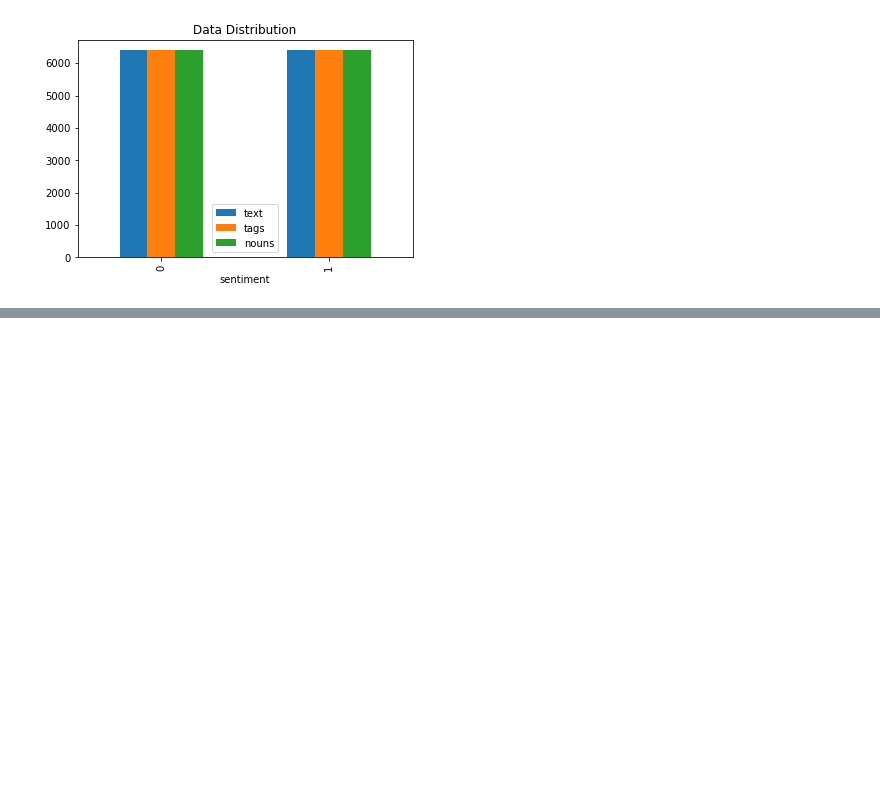
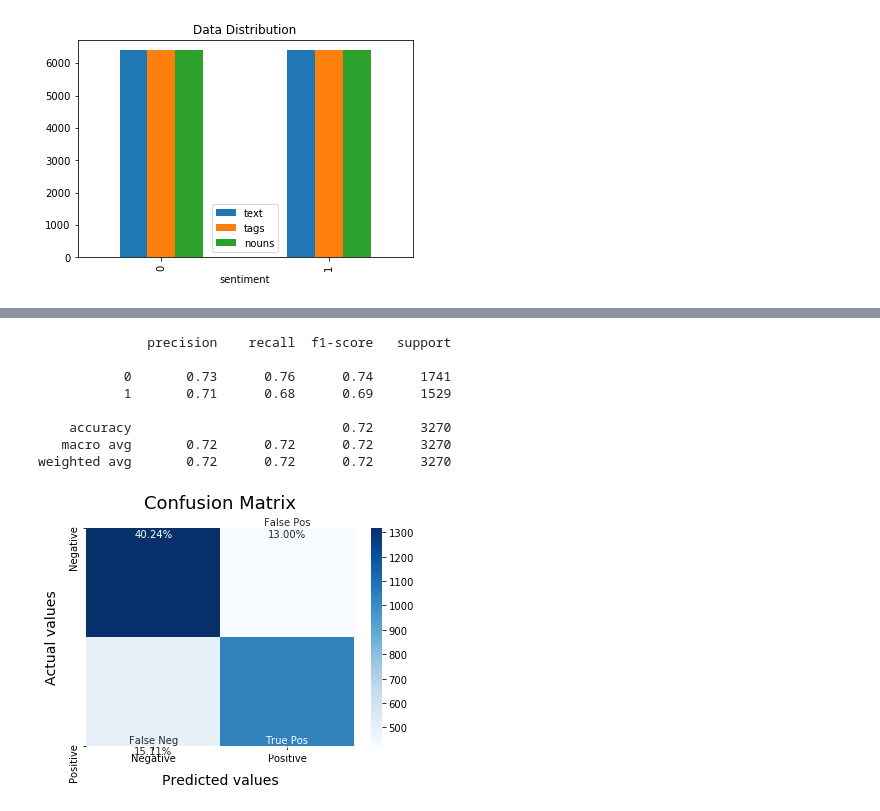
Before and after one commit to Kelvin-Arellano/Twitter_nlp_project, a Jupyter notebook: EDA.ipynb, the cells around one changed output, grey strips where cells are left out. Cells and saved outputs as stored; diff of their text form; code cells hidden in the pictures; blank space fills up the shorter version.

```diff
--- a/EDA.ipynb
+++ b/EDA.ipynb
@@ -275,0 +360,14 @@ plt.imshow(wc)
+# %%
+SVCmodel = LinearSVC()
+SVCmodel.fit(X_train, y_train)
+model_Evaluate(SVCmodel)
+# %% [output]
+              precision    recall  f1-score   support
+
+           0       0.73      0.76      0.74      1741
+           1       0.71      0.68      0.69      1529
+
+    accuracy                           0.72      3270
+   macro avg       0.72      0.72      0.72      3270
+weighted avg       0.72      0.72      0.72      3270
+[figure, added]
```
Also changed, not shown: parts of 13 cells of this notebook.
